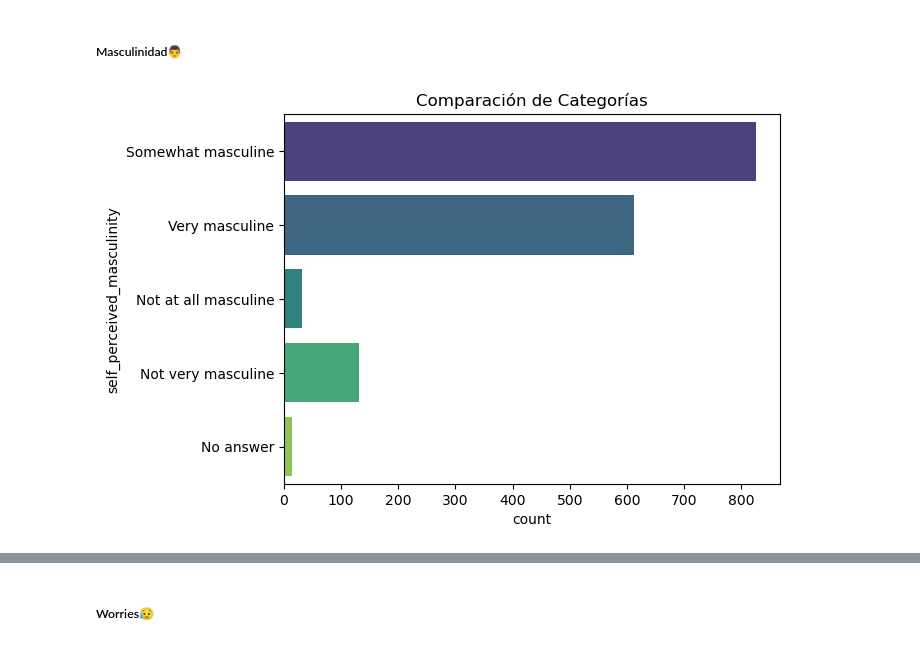
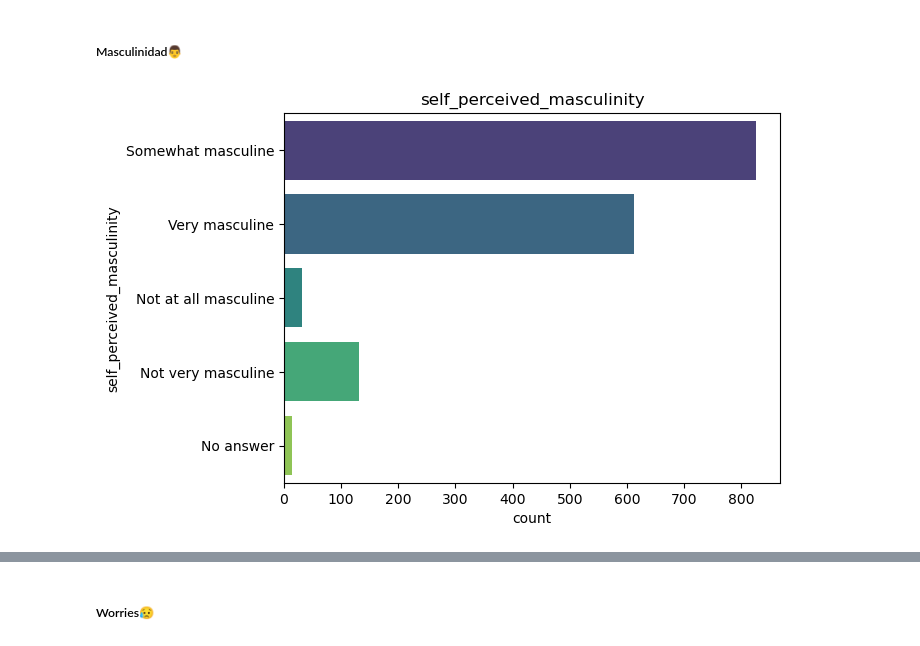
Before and after one commit to NuriaSalasVazquez/da-project-promo-49-modulo-4-team-9, a Jupyter notebook: 01_EDA.ipynb, the cells around one changed output, grey strips where cells are left out. Cells and saved outputs as stored; diff of their text form; code cells hidden in the pictures.

```diff
--- a/01_EDA.ipynb
+++ b/01_EDA.ipynb
@@ -284,0 +251,3 @@ df_masc_surv.head()
+# %%
+df_masc_surv = pd.read_csv("files/transformed_responses.csv",index_col=0)
+df_masc_surv.head(5)
@@ -291,8 +275,8 @@ df_masc_surv.to_csv('transformed_responses.csv', index=False)
 ##### Masculinidad👨
 # %%
 sns.countplot(y= "self_perceived_masculinity", data=df_masc_surv, palette='viridis')
-plt.title("Comparación de Categorías")
+plt.title("self_perceived_masculinity")
 plt.show()
 # %% [output]
-[figure, old version]
+[figure, new version]
 # %%
```
Also changed, not shown: parts of 24 cells of this notebook.
